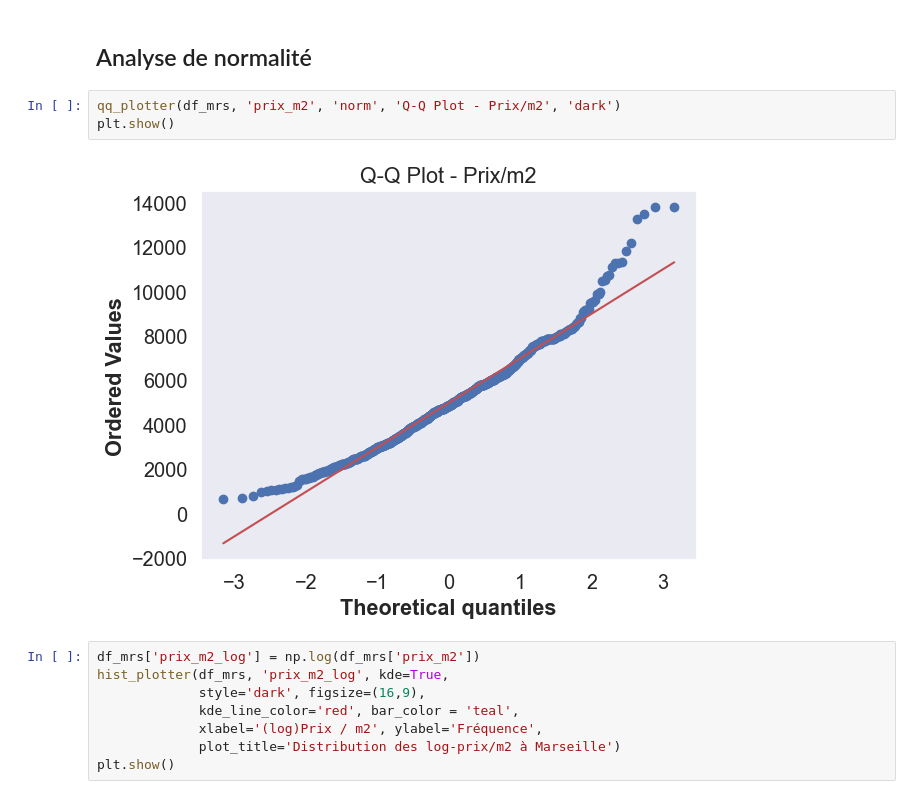
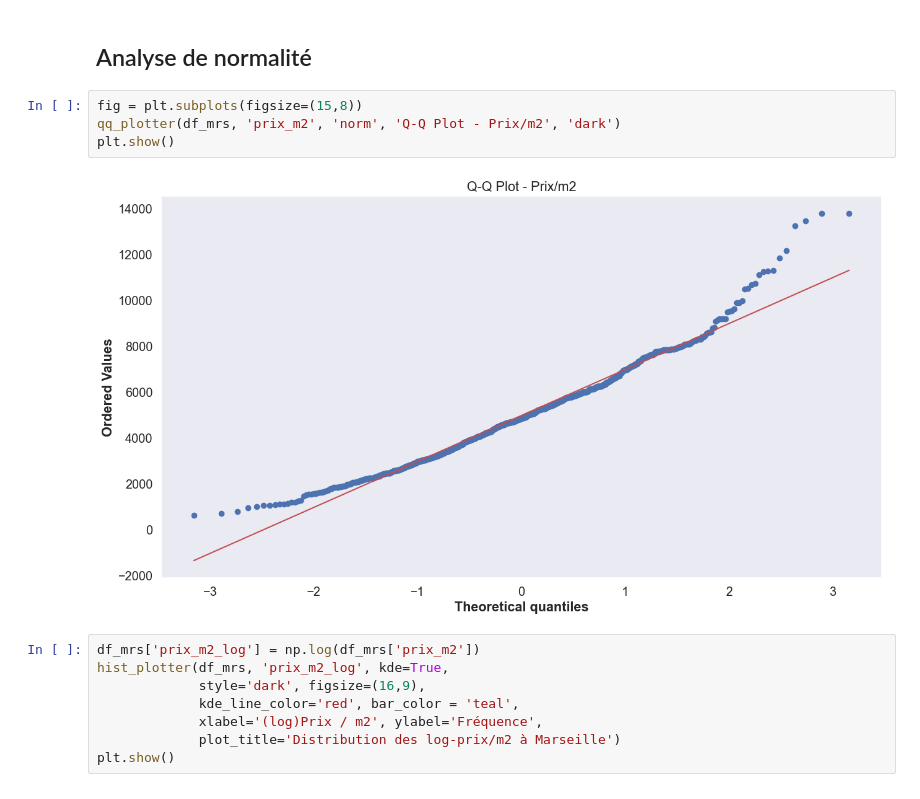
Before and after one commit to NichitaCP/RE, a Jupyter notebook: EDA.ipynb, the cells around one changed output. Cells and saved outputs as stored; diff of their text form.

```diff
--- a/EDA.ipynb
+++ b/EDA.ipynb
@@ -557,10 +550,11 @@ plt.show()
 # %% [markdown]
 ## Analyse de normalité
 # %%
+fig = plt.subplots(figsize=(15,8))
 qq_plotter(df_mrs, 'prix_m2', 'norm', 'Q-Q Plot - Prix/m2', 'dark')
 plt.show()
 # %% [output]
-[figure, old version]
+[figure, new version]
 # %%
 df_mrs['prix_m2_log'] = np.log(df_mrs['prix_m2'])
 hist_plotter(df_mrs, 'prix_m2_log', kde=True,
```
Also changed, not shown: parts of 27 cells of this notebook.
